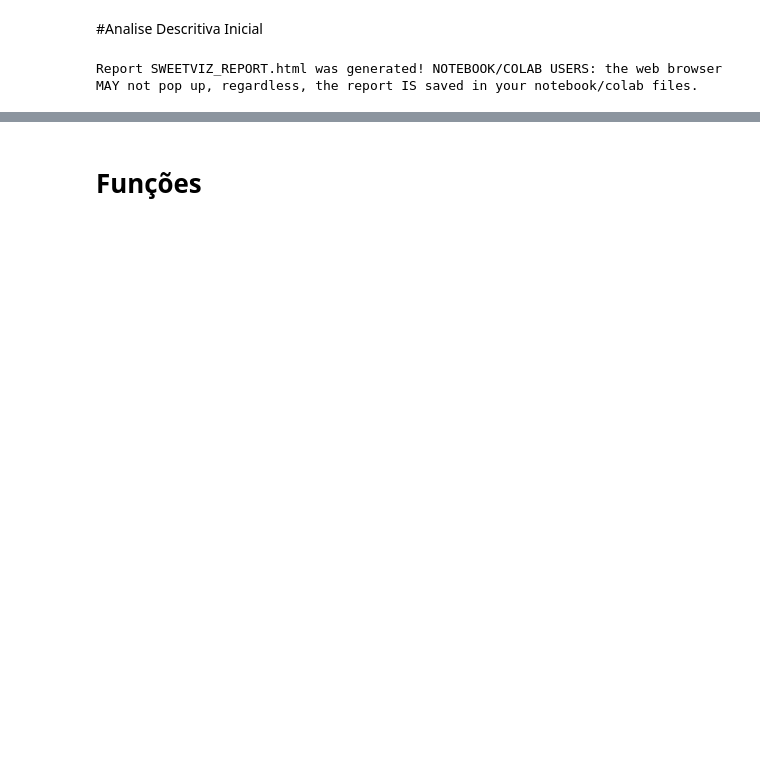
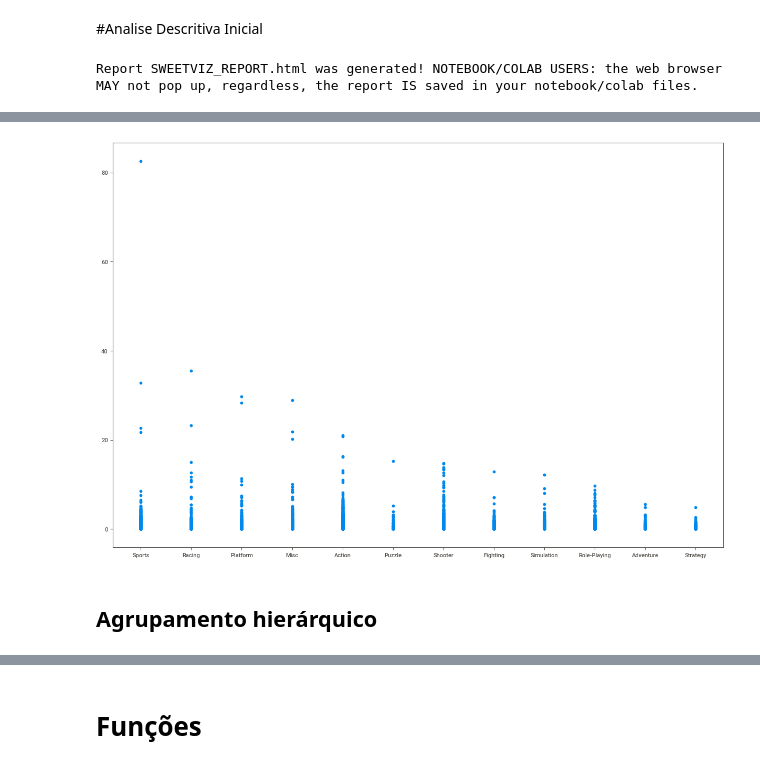
Before and after one commit to mipula/Projeto-Integrado-IV, a Jupyter notebook: PI_IV.ipynb, the cells around one changed output, grey strips where cells are left out. Drawn from its saved outputs; the diff is of its cells as text; code cells hidden in the pictures; blank space fills up the shorter version.

```diff
--- a/PI_IV.ipynb
+++ b/PI_IV.ipynb
@@ -121,0 +155,9 @@ memory usage: 317.7+ KB
+# %%
+# load the data with pandas
+dataset = np.array(df_user)
+plt.scatter(dataset[:,0], dataset[:,1], s=10)
+plt.show()
+# %% [output]
+[figure, added]
+# %% [markdown]
+## Agrupamento hierárquico
```
Also changed, not shown: parts of 77 cells of this notebook.
